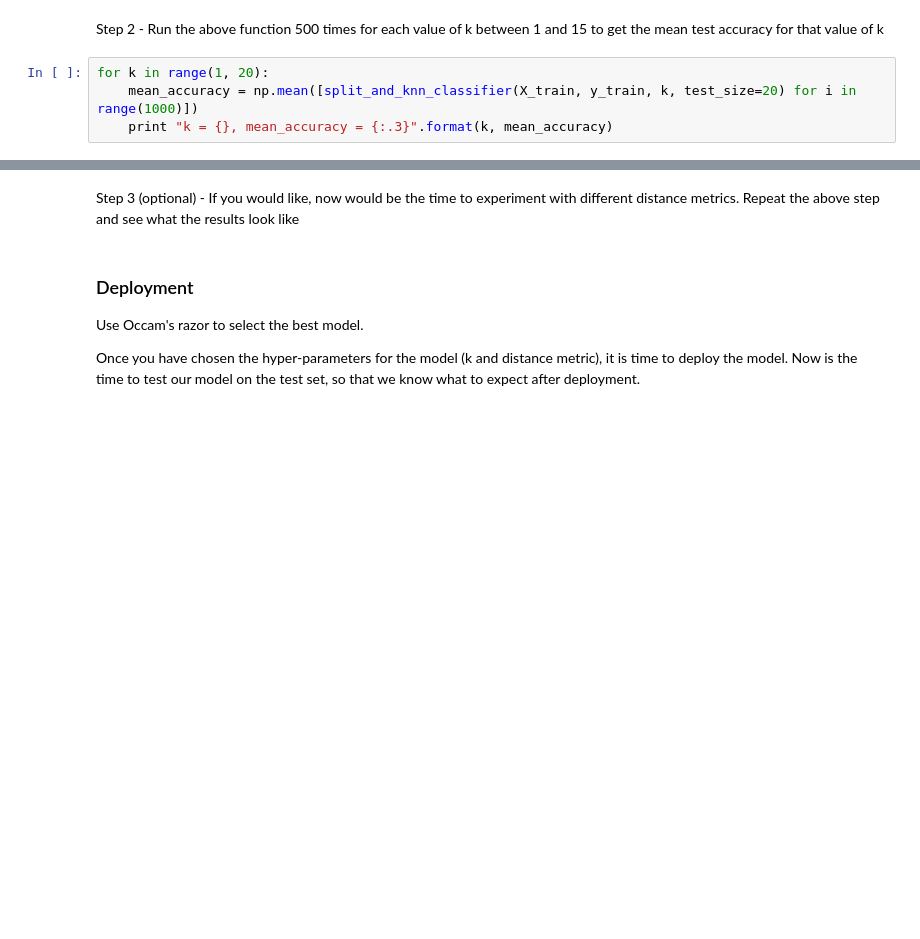
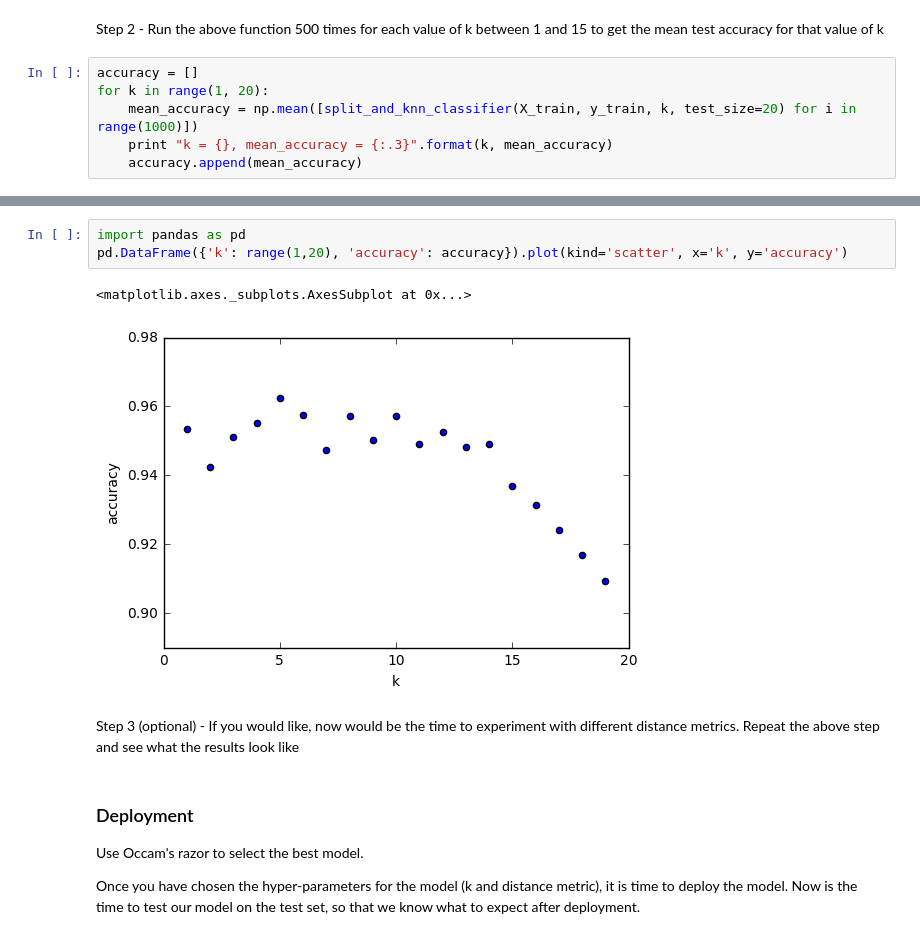
Before and after one commit to nwchen24/Machine_learning_coursework, a Jupyter notebook: Week2/Nearest_Neighbors_solution.ipynb, the cells around one changed output, grey strips where cells are left out. Drawn from its saved outputs; the diff is of its cells as text; blank space fills up the shorter version.

```diff
--- a/Week2/Nearest_Neighbors_solution.ipynb
+++ b/Week2/Nearest_Neighbors_solution.ipynb
@@ -238,6 +282,8 @@ split_and_knn_classifier(X_train, y_train, k=1, test_size=20)
 # %% [markdown]
 Step 2 - Run the above function 500 times for each value of k between 1 and 15 to get the mean test accuracy for that value of k
 # %%
+accuracy = []
 for k in range(1, 20):
     mean_accuracy = np.mean([split_and_knn_classifier(X_train, y_train, k, test_size=20) for i in range(1000)])
     print "k = {}, mean_accuracy = {:.3}".format(k, mean_accuracy)
+    accuracy.append(mean_accuracy)
@@ -244,3 +310,9 @@ for k in range(1, 20):
+# %%
+import pandas as pd
+pd.DataFrame({'k': range(1,20), 'accuracy': accuracy}).plot(kind='scatter', x='k', y='accuracy')
+# %% [output]
+<matplotlib.axes._subplots.AxesSubplot at 0x...>
+[figure, added]
 # %% [markdown]
 Step 3 (optional) - If you would like, now would be the time to experiment with different distance metrics. Repeat the above step and see what the results look like
 # %% [markdown]
```
Also changed, not shown: parts of 13 cells of this notebook, 2 other files.
